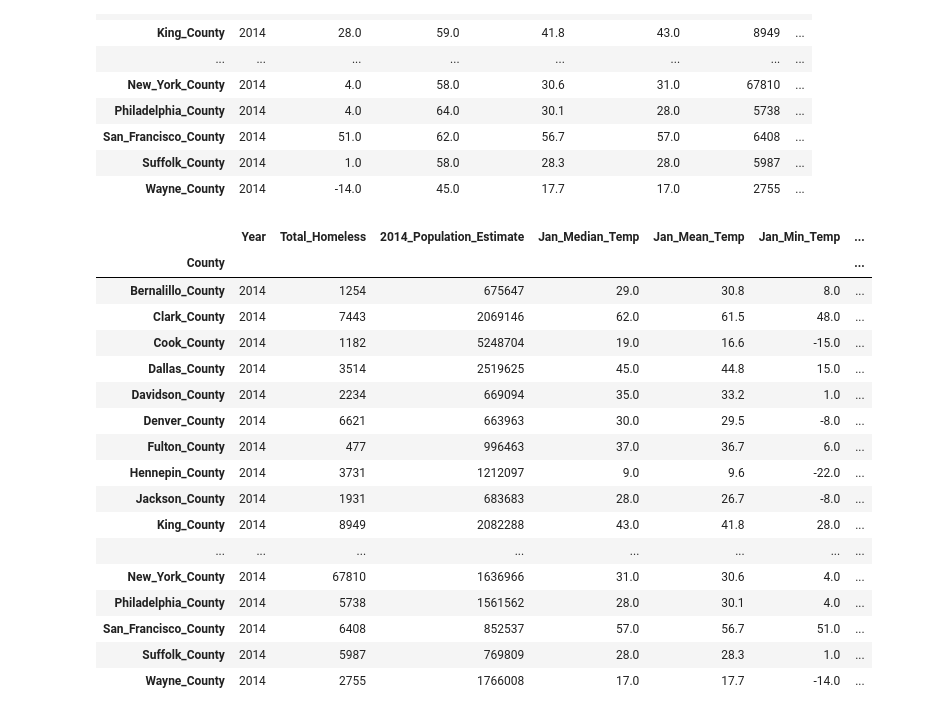
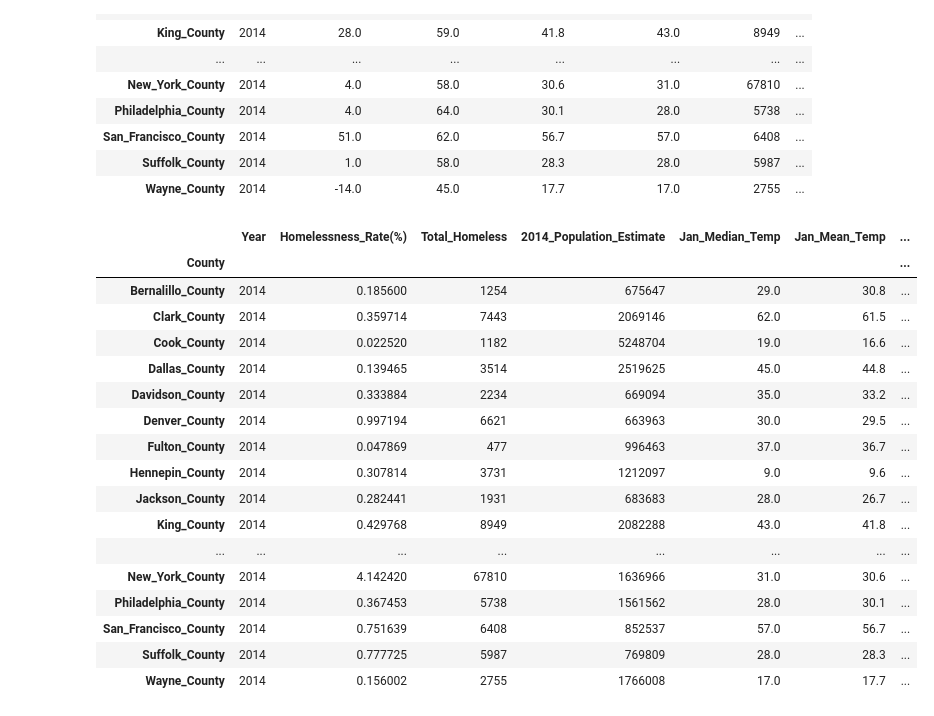
Before and after one commit to kylagelev/Homelessness-Weather, a Jupyter notebook: County_Weather/Master DataFrame 2014.ipynb, the cells around one changed output. Cells and saved outputs as stored; diff of their text form; code cells hidden in the pictures.

Commit message:
Added rate column to 2014 master data frame

```diff
--- a/County_Weather/Master DataFrame 2014.ipynb
+++ b/County_Weather/Master DataFrame 2014.ipynb
@@ -194,29 +194,34 @@ weatherHomelessPopulationDf
 | San_Francisco_County | 2014 | 51.0 | 62.0 | 56.7 | 57.0 | 6408 | ... |
 | Suffolk_County | 2014 | 1.0 | 58.0 | 28.3 | 28.0 | 5987 | ... |
 | Wayne_County | 2014 | -14.0 | 45.0 | 17.7 | 17.0 | 2755 | ... |
+# %%
+totalHomeless=weatherHomelessPopulationDf['Total_Homeless'].tolist()
+populationEstimate=weatherHomelessPopulationDf['2014_Population_Estimate'].tolist()
+homelessRate = [100*(h / p) for h, p in zip(totalHomeless, populationEstimate)]
+weatherHomelessPopulationDf['Homelessness_Rate(%)']=homelessRate
 # %%
 #Rearrage columns in a more intuitive order
-weatherHomelessPopulationDf=weatherHomelessPopulationDf[['Year', 'Total_Homeless', '2014_Population_Estimate', 'Jan_Median_Temp', 'Jan_Mean_Temp', 'Jan_Min_Temp', 'Jan_Max_Temp']]
+weatherHomelessPopulationDf=weatherHomelessPopulationDf[['Year', 'Homelessness_Rate(%)', 'Total_Homeless', '2014_Population_Estimate', 'Jan_Median_Temp', 'Jan_Mean_Temp', 'Jan_Min_Temp', 'Jan_Max_Temp']]
 weatherHomelessPopulationDf
 # %% [output]
-|  | Year | Total_Homeless | 2014_Population_Estimate | Jan_Median_Temp | Jan_Mean_Temp | Jan_Min_Temp | ... |
+|  | Year | Homelessness_Rate(%) | Total_Homeless | 2014_Population_Estimate | Jan_Median_Temp | Jan_Mean_Temp | ... |
 | County |  |  |  |  |  |  | ... |
-| Bernalillo_County | 2014 | 1254 | 675647 | 29.0 | 30.8 | 8.0 | ... |
-| Clark_County | 2014 | 7443 | 2069146 | 62.0 | 61.5 | 48.0 | ... |
-| Cook_County | 2014 | 1182 | 5248704 | 19.0 | 16.6 | -15.0 | ... |
-| Dallas_County | 2014 | 3514 | 2519625 | 45.0 | 44.8 | 15.0 | ... |
-| Davidson_County | 2014 | 2234 | 669094 | 35.0 | 33.2 | 1.0 | ... |
-| Denver_County | 2014 | 6621 | 663963 | 30.0 | 29.5 | -8.0 | ... |
-| Fulton_County | 2014 | 477 | 996463 | 37.0 | 36.7 | 6.0 | ... |
-| Hennepin_County | 2014 | 3731 | 1212097 | 9.0 | 9.6 | -22.0 | ... |
-| Jackson_County | 2014 | 1931 | 683683 | 28.0 | 26.7 | -8.0 | ... |
-| King_County | 2014 | 8949 | 2082288 | 43.0 | 41.8 | 28.0 | ... |
+| Bernalillo_County | 2014 | 0.185600 | 1254 | 675647 | 29.0 | 30.8 | ... |
+| Clark_County | 2014 | 0.359714 | 7443 | 2069146 | 62.0 | 61.5 | ... |
+| Cook_County | 2014 | 0.022520 | 1182 | 5248704 | 19.0 | 16.6 | ... |
+| Dallas_County | 2014 | 0.139465 | 3514 | 2519625 | 45.0 | 44.8 | ... |
+| Davidson_County | 2014 | 0.333884 | 2234 | 669094 | 35.0 | 33.2 | ... |
+| Denver_County | 2014 | 0.997194 | 6621 | 663963 | 30.0 | 29.5 | ... |
+| Fulton_County | 2014 | 0.047869 | 477 | 996463 | 37.0 | 36.7 | ... |
+| Hennepin_County | 2014 | 0.307814 | 3731 | 1212097 | 9.0 | 9.6 | ... |
+| Jackson_County | 2014 | 0.282441 | 1931 | 683683 | 28.0 | 26.7 | ... |
+| King_County | 2014 | 0.429768 | 8949 | 2082288 | 43.0 | 41.8 | ... |
 | ... | ... | ... | ... | ... | ... | ... | ... |
-| New_York_County | 2014 | 67810 | 1636966 | 31.0 | 30.6 | 4.0 | ... |
-| Philadelphia_County | 2014 | 5738 | 1561562 | 28.0 | 30.1 | 4.0 | ... |
-| San_Francisco_County | 2014 | 6408 | 852537 | 57.0 | 56.7 | 51.0 | ... |
-| Suffolk_County | 2014 | 5987 | 769809 | 28.0 | 28.3 | 1.0 | ... |
-| Wayne_County | 2014 | 2755 | 1766008 | 17.0 | 17.7 | -14.0 | ... |
+| New_York_County | 2014 | 4.142420 | 67810 | 1636966 | 31.0 | 30.6 | ... |
+| Philadelphia_County | 2014 | 0.367453 | 5738 | 1561562 | 28.0 | 30.1 | ... |
+| San_Francisco_County | 2014 | 0.751639 | 6408 | 852537 | 57.0 | 56.7 | ... |
+| Suffolk_County | 2014 | 0.777725 | 5987 | 769809 | 28.0 | 28.3 | ... |
+| Wayne_County | 2014 | 0.156002 | 2755 | 1766008 | 17.0 | 17.7 | ... |
 # %%
 #Export to csv
 weatherHomelessPopulationDf.to_csv('../2014_Master_Summary.csv', index=True, header=True)
```
Also changed, not shown: 1 other file.
